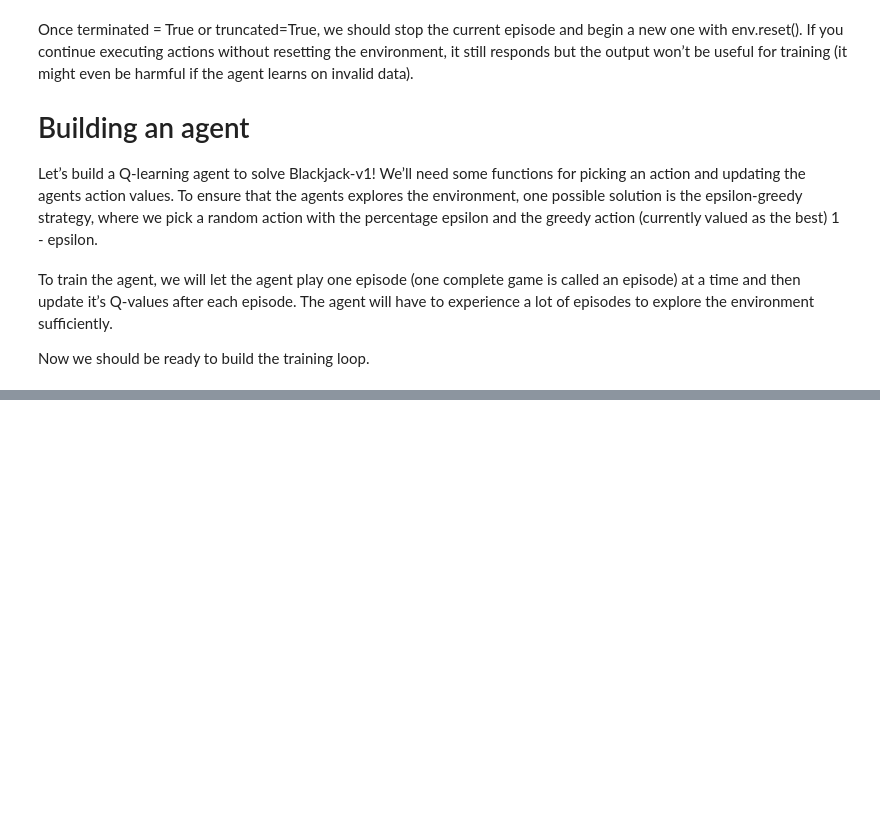
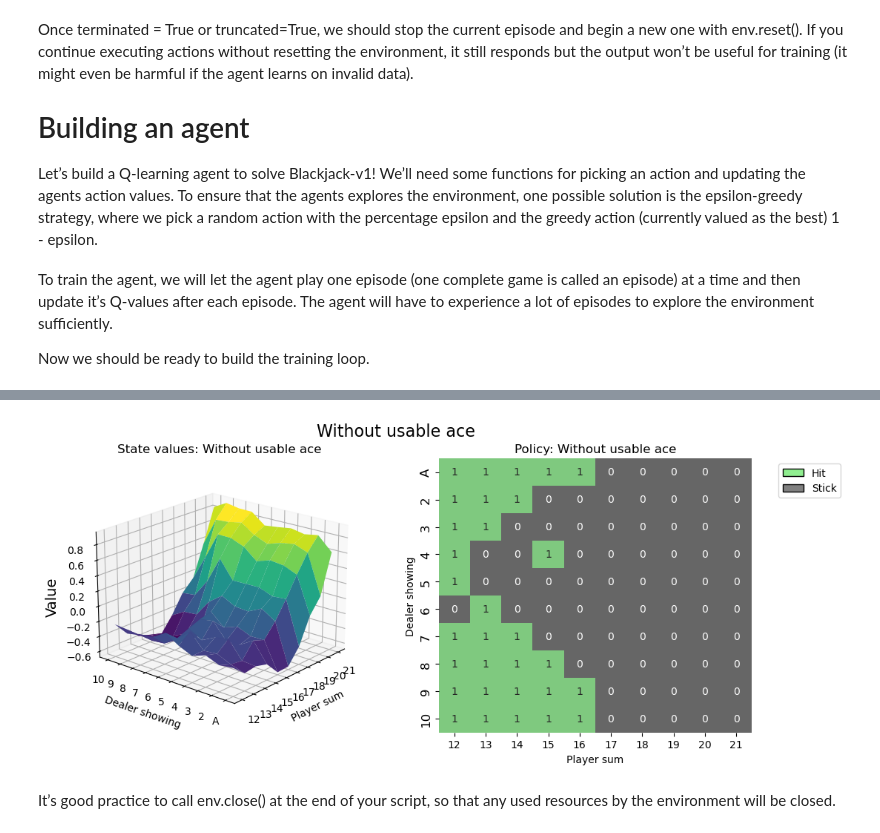
Before and after one commit to NeelDevenShah/reinforcement-learning-project, a Jupyter notebook: blackJack_QLearning/blackJack_pytorch.ipynb, the cells around one changed output, grey strips where cells are left out. Saved outputs shown, nothing was run; the diff lists cells and outputs as text; code cells hidden in the pictures; blank space fills up the shorter version.

```diff
--- a/blackJack_QLearning/blackJack_pytorch.ipynb
+++ b/blackJack_QLearning/blackJack_pytorch.ipynb
@@ -142,0 +299,9 @@ Now we should be ready to build the training loop.
+# %%
+# state values & policy without usable ace (ace counts as 1)
+value_grid, policy_grid = create_grids(agent, usable_ace=False)
+fig2 = create_plots(value_grid, policy_grid, title="Without usable ace")
+plt.show()
+# %% [output]
+[figure, added]
+# %% [markdown]
+It’s good practice to call env.close() at the end of your script, so that any used resources by the environment will be closed.
```
Also changed, not shown: parts of 8 cells of this notebook.
